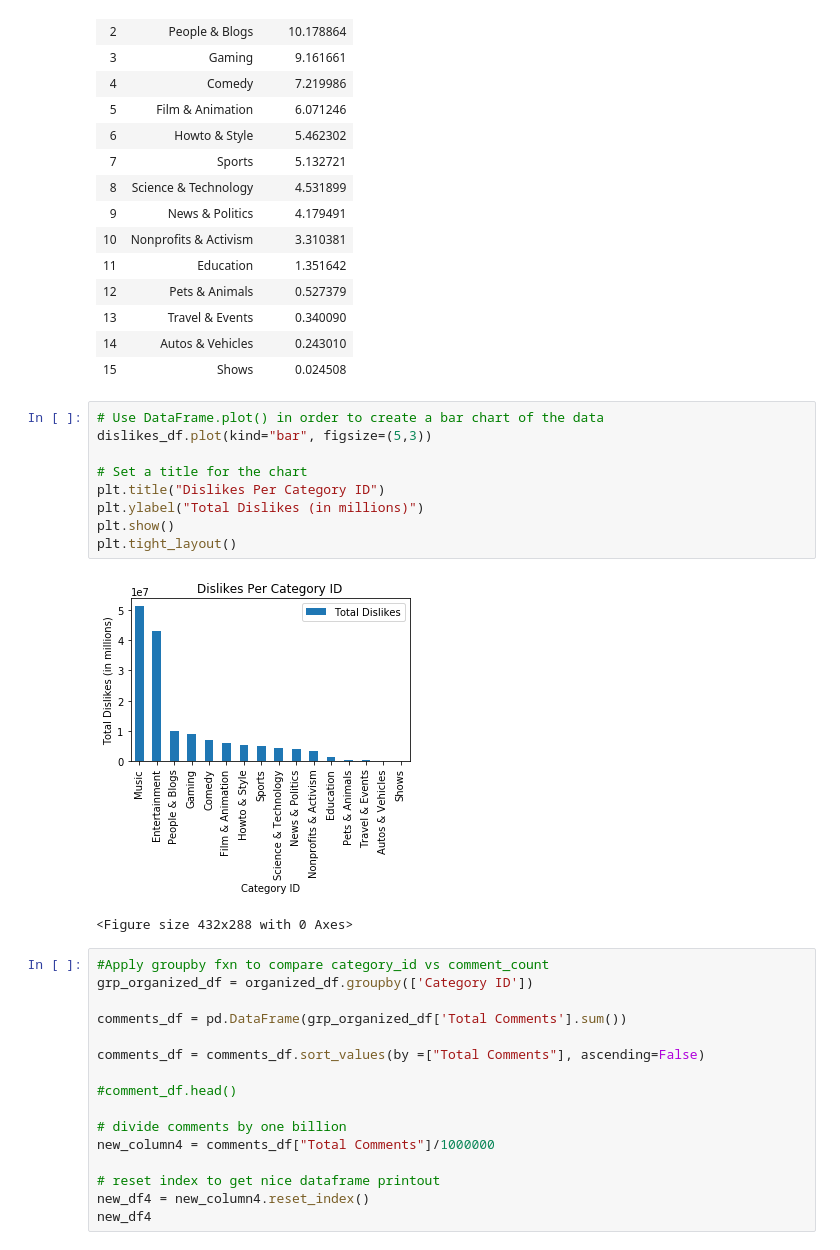
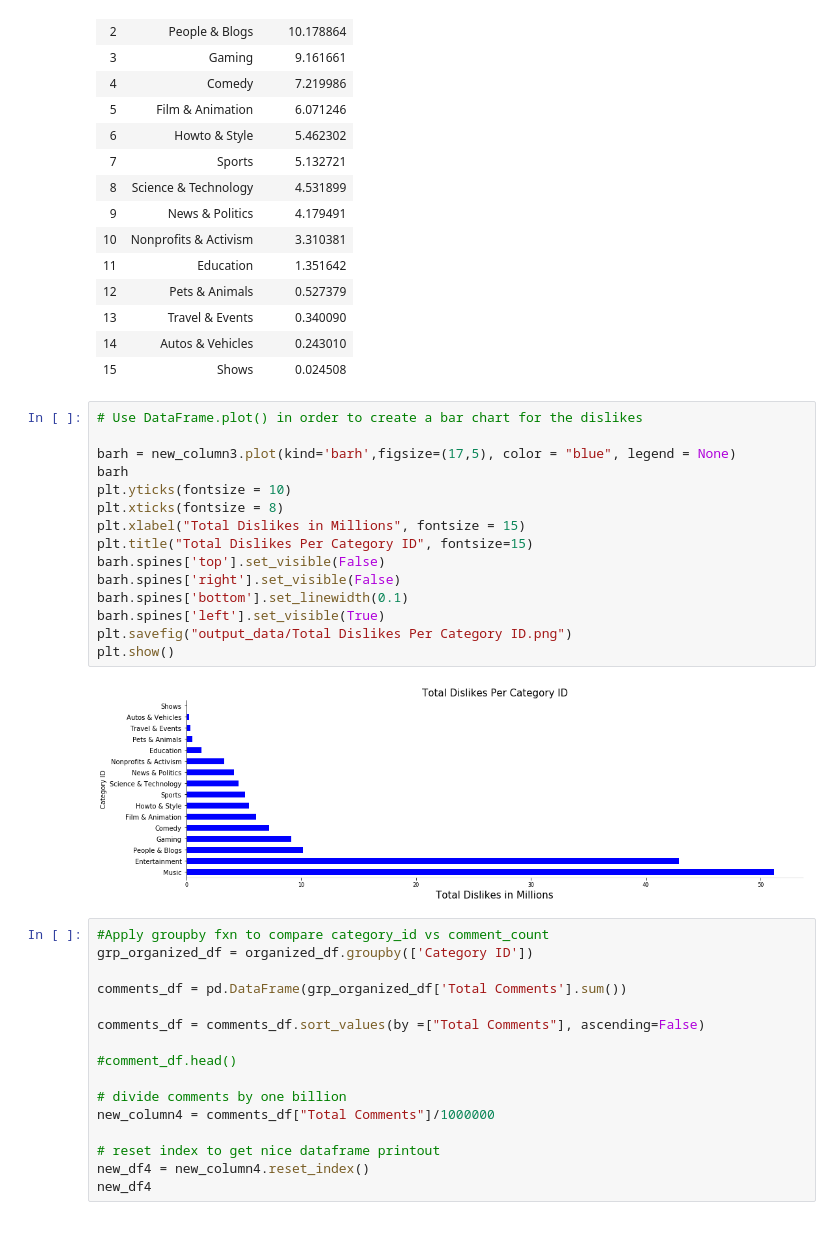
Before and after one commit to paholland/Project_YoutubeVideoStatistics, a Jupyter notebook: Emmanuel/Youtube.ipynb, the cells around one changed output. Cells and saved outputs as stored; diff of their text form.

```diff
--- a/Emmanuel/Youtube.ipynb
+++ b/Emmanuel/Youtube.ipynb
@@ -269,18 +279,23 @@ new_df3
 | 13 | Travel & Events | 0.340090 |
 | 14 | Autos & Vehicles | 0.243010 |
 | 15 | Shows | 0.024508 |
-# %%
-# Use DataFrame.plot() in order to create a bar chart of the data
-dislikes_df.plot(kind="bar", figsize=(5,3))
-
-# Set a title for the chart
-plt.title("Dislikes Per Category ID")
-plt.ylabel("Total Dislikes (in millions)")
-plt.show()
-plt.tight_layout()
-# %% [output]
-[figure, removed]
-<Figure size 432x288 with 0 Axes>
+# %%
+# Use DataFrame.plot() in order to create a bar chart for the dislikes
+
+barh = new_column3.plot(kind='barh',figsize=(17,5), color = "blue", legend = None)
+barh
+plt.yticks(fontsize = 10)
+plt.xticks(fontsize = 8)
+plt.xlabel("Total Dislikes in Millions", fontsize = 15)
+plt.title("Total Dislikes Per Category ID", fontsize=15)
+barh.spines['top'].set_visible(False)
+barh.spines['right'].set_visible(False)
+barh.spines['bottom'].set_linewidth(0.1)
+barh.spines['left'].set_visible(True)
+plt.savefig("output_data/Total Dislikes Per Category ID.png")
+plt.show()
+# %% [output]
+[figure, added]
 # %%
 #Apply groupby fxn to compare category_id vs comment_count
 grp_organized_df = organized_df.groupby(['Category ID'])
```
Also changed, not shown: parts of 7 cells of this notebook, 4 other files.
